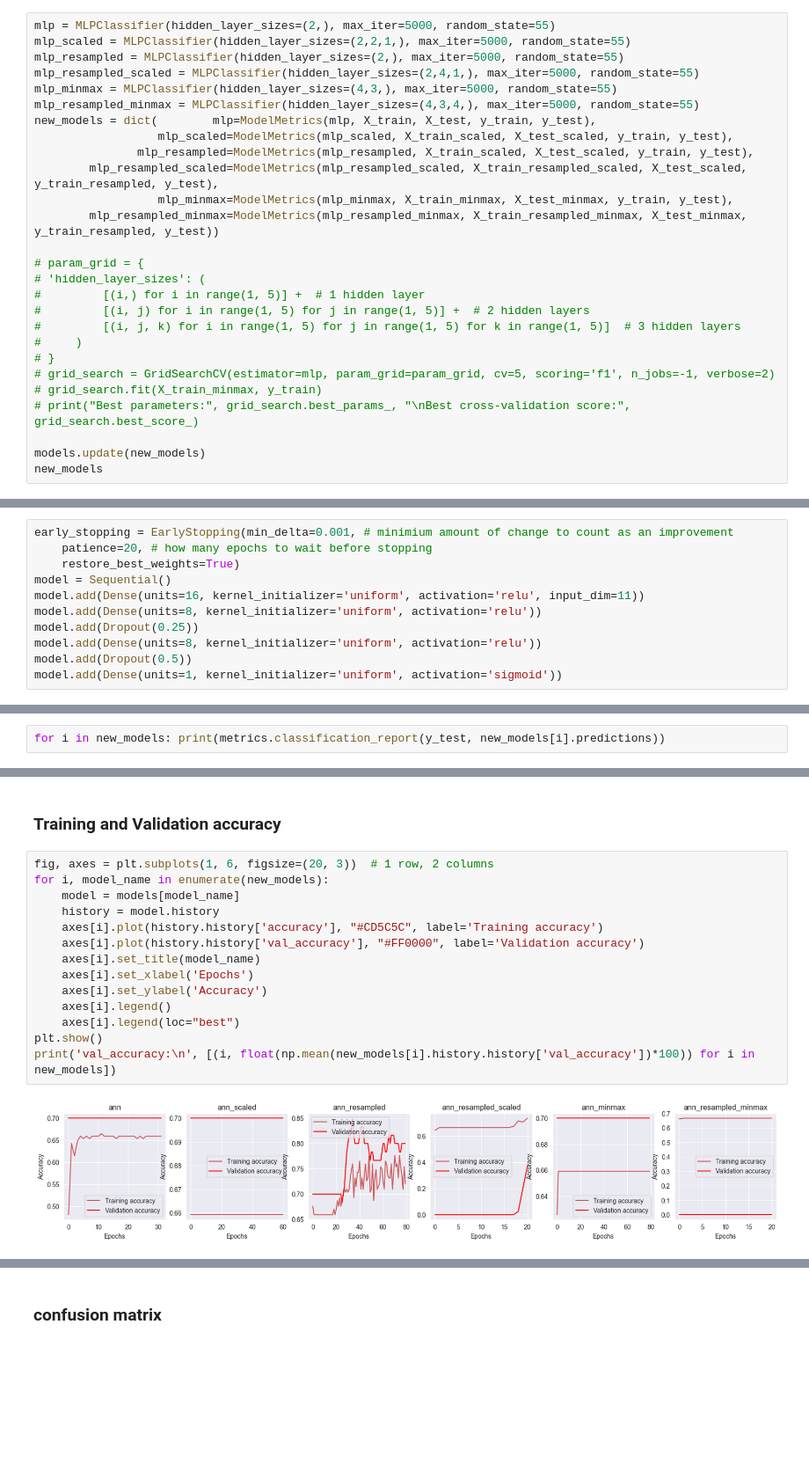
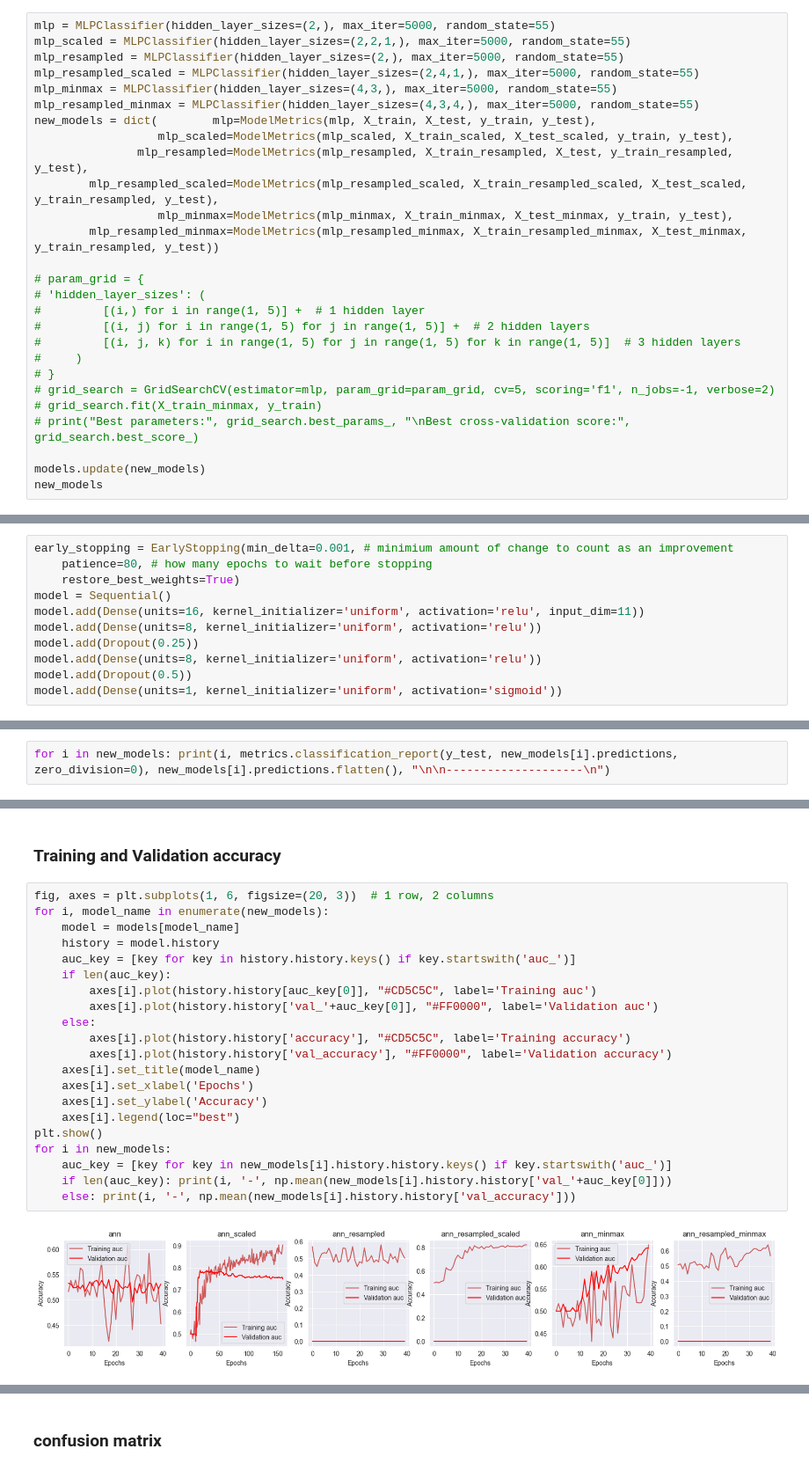
Before and after one commit to steventhestudent/CS4662_Project, a Jupyter notebook: Data Exploration.ipynb, the cells around one changed output, grey strips where cells are left out. Shown at 88% size. Drawn from its saved outputs; the diff is of its cells as text; blank space fills up the shorter version.

```diff
--- a/Data Exploration.ipynb
+++ b/Data Exploration.ipynb
@@ -650,7 +650,7 @@ mlp_minmax = MLPClassifier(hidden_layer_sizes=(4,3,), max_iter=5000, random_stat
 mlp_resampled_minmax = MLPClassifier(hidden_layer_sizes=(4,3,4,), max_iter=5000, random_state=55)
 new_models = dict(        mlp=ModelMetrics(mlp, X_train, X_test, y_train, y_test),
                   mlp_scaled=ModelMetrics(mlp_scaled, X_train_scaled, X_test_scaled, y_train, y_test),
-               mlp_resampled=ModelMetrics(mlp_resampled, X_train_scaled, X_test_scaled, y_train, y_test),
+               mlp_resampled=ModelMetrics(mlp_resampled, X_train_resampled, X_test, y_train_resampled, y_test),
         mlp_resampled_scaled=ModelMetrics(mlp_resampled_scaled, X_train_resampled_scaled, X_test_scaled, y_train_resampled, y_test),
                   mlp_minmax=ModelMetrics(mlp_minmax, X_train_minmax, X_test_minmax, y_train, y_test),
         mlp_resampled_minmax=ModelMetrics(mlp_resampled_minmax, X_train_resampled_minmax, X_test_minmax, y_train_resampled, y_test))
@@ -712,7 +712,7 @@ plt.show()
 ### ANN: Deep learning (Keras)
 # %%
 early_stopping = EarlyStopping(min_delta=0.001, # minimium amount of change to count as an improvement
-    patience=20, # how many epochs to wait before stopping
+    patience=80, # how many epochs to wait before stopping
     restore_best_weights=True)
 model = Sequential()
 model.add(Dense(units=16, kernel_initializer='uniform', activation='relu', input_dim=11))
@@ -793,3 +802,3 @@ Epoch 21/80
 # %%
-for i in new_models: print(metrics.classification_report(y_test, new_models[i].predictions))
+for i in new_models: print(i, metrics.classification_report(y_test, new_models[i].predictions, zero_division=0), new_models[i].predictions.flatten(), "\n\n--------------------\n")
 # %% [output]
@@ -832,16 +841,23 @@ plt.show()
 # %%
 fig, axes = plt.subplots(1, 6, figsize=(20, 3))  # 1 row, 2 columns
 for i, model_name in enumerate(new_models):
     model = models[model_name]
     history = model.history
-    axes[i].plot(history.history['accuracy'], "#CD5C5C", label='Training accuracy')
-    axes[i].plot(history.history['val_accuracy'], "#FF0000", label='Validation accuracy')
+    auc_key = [key for key in history.history.keys() if key.startswith('auc_')]
+    if len(auc_key):
+        axes[i].plot(history.history[auc_key[0]], "#CD5C5C", label='Training auc')
+        axes[i].plot(history.history['val_'+auc_key[0]], "#FF0000", label='Validation auc')
+    else:
+        axes[i].plot(history.history['accuracy'], "#CD5C5C", label='Training accuracy')
+        axes[i].plot(history.history['val_accuracy'], "#FF0000", label='Validation accuracy')
     axes[i].set_title(model_name)
     axes[i].set_xlabel('Epochs')
     axes[i].set_ylabel('Accuracy')
-    axes[i].legend()
     axes[i].legend(loc="best")
 plt.show()
-print('val_accuracy:\n', [(i, float(np.mean(new_models[i].history.history['val_accuracy'])*100)) for i in new_models])
+for i in new_models:
+    auc_key = [key for key in new_models[i].history.history.keys() if key.startswith('auc_')]
+    if len(auc_key): print(i, '-', np.mean(new_models[i].history.history['val_'+auc_key[0]]))
+    else: print(i, '-', np.mean(new_models[i].history.history['val_accuracy']))
 # %% [output]
-[figure, old version]
+[figure, new version]
```
Also changed, not shown: parts of 10 cells of this notebook.
